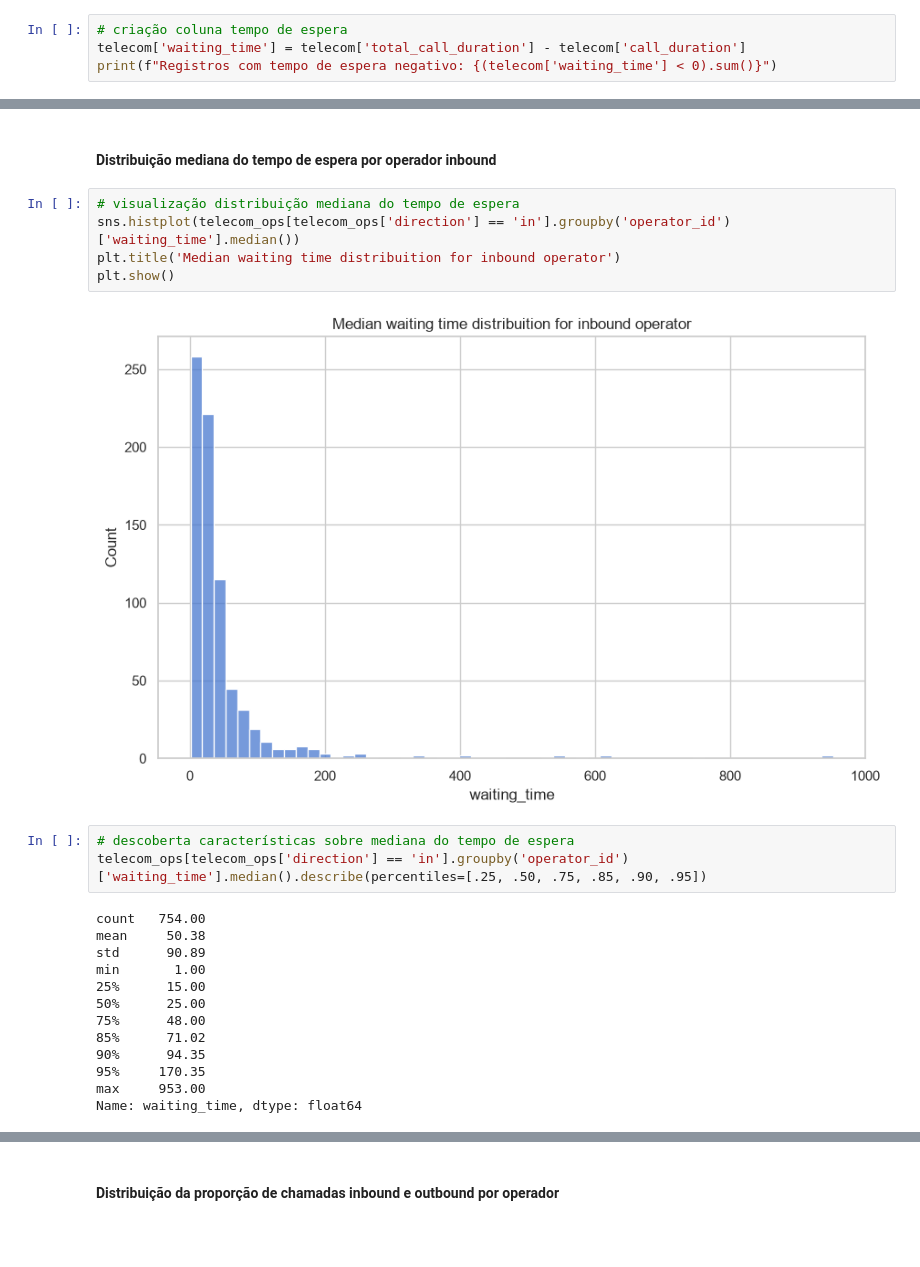
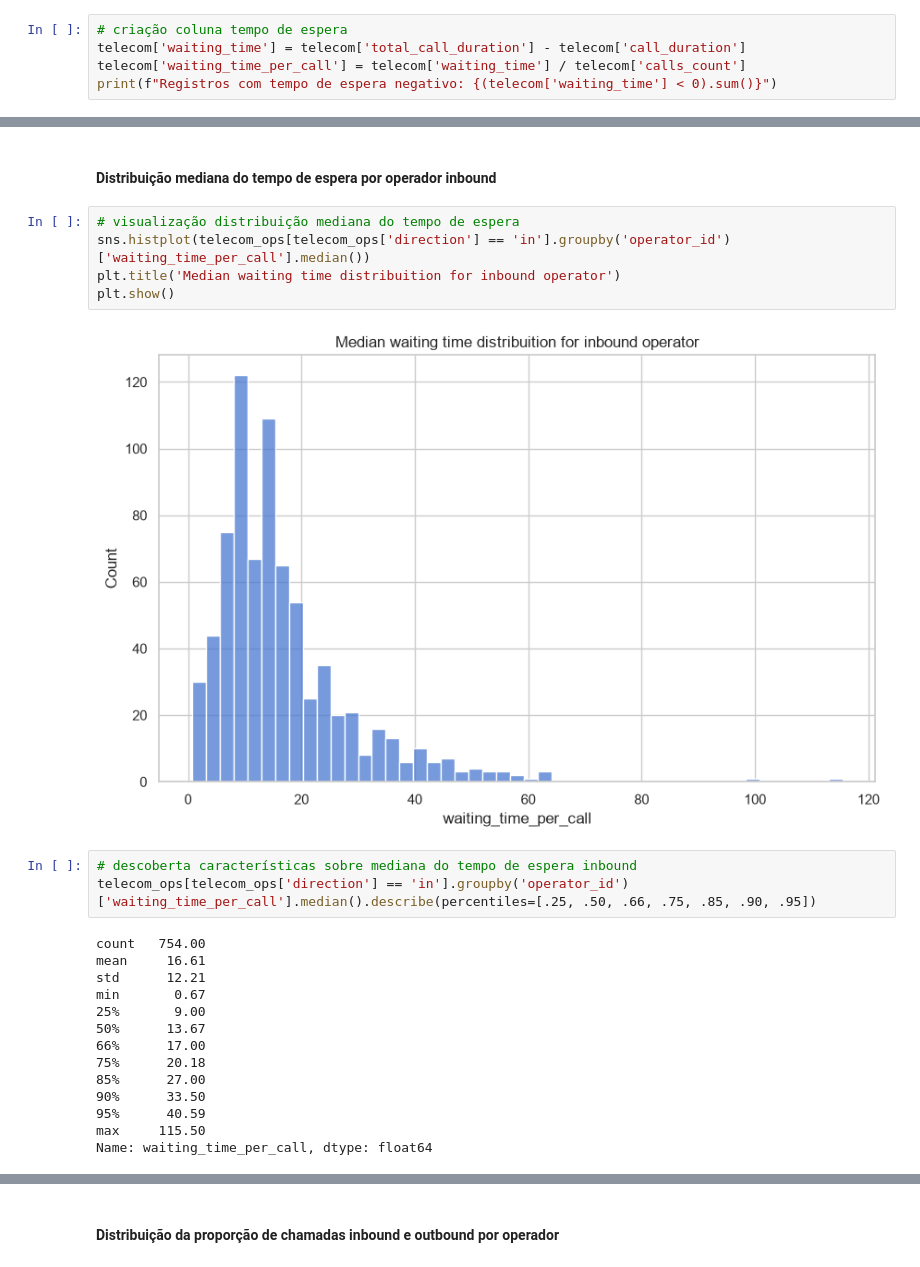
Before and after one commit to rodriguesbrian/tt14_call_me_maybe_project, a Jupyter notebook: notebook/analysis.ipynb, the cells around one changed output, grey strips where cells are left out. Drawn from its saved outputs; the diff is of its cells as text; blank space fills up the shorter version.

```diff
--- a/notebook/analysis.ipynb
+++ b/notebook/analysis.ipynb
@@ -336,6 +338,7 @@ clients['date_start'] = pd.to_datetime(clients['date_start'])
 # %%
 # criação coluna tempo de espera
 telecom['waiting_time'] = telecom['total_call_duration'] - telecom['call_duration']
+telecom['waiting_time_per_call'] = telecom['waiting_time'] / telecom['calls_count']
 print(f"Registros com tempo de espera negativo: {(telecom['waiting_time'] < 0).sum()}")
 # %% [output]
 Registros com tempo de espera negativo: 0
@@ -751,25 +758,26 @@ Dentre os 239 operadores que possuem taxa de chamadas perdidas superior a 0, at
 #### Distribuição mediana do tempo de espera por operador inbound
 # %%
 # visualização distribuição mediana do tempo de espera
-sns.histplot(telecom_ops[telecom_ops['direction'] == 'in'].groupby('operator_id')['waiting_time'].median())
+sns.histplot(telecom_ops[telecom_ops['direction'] == 'in'].groupby('operator_id')['waiting_time_per_call'].median())
 plt.title('Median waiting time distribuition for inbound operator')
 plt.show()
 # %% [output]
-[figure, old version]
+[figure, new version]
 # %%
-# descoberta características sobre mediana do tempo de espera
-telecom_ops[telecom_ops['direction'] == 'in'].groupby('operator_id')['waiting_time'].median().describe(percentiles=[.25, .50, .75, .85, .90, .95])
+# descoberta características sobre mediana do tempo de espera inbound
+telecom_ops[telecom_ops['direction'] == 'in'].groupby('operator_id')['waiting_time_per_call'].median().describe(percentiles=[.25, .50, .66, .75, .85, .90, .95])
 # %% [output]
 count   754.00
-mean     50.38
-std      90.89
-min       1.00
-25%      15.00
-50%      25.00
-75%      48.00
-85%      71.02
-90%      94.35
-95%     170.35
-max     953.00
-Name: waiting_time, dtype: float64
+mean     16.61
+std      12.21
+min       0.67
+25%       9.00
+50%      13.67
+66%      17.00
+75%      20.18
+85%      27.00
+90%      33.50
+95%      40.59
+max     115.50
+Name: waiting_time_per_call, dtype: float64
 # %% [markdown]
```
Also changed, not shown: parts of 30 cells of this notebook.
